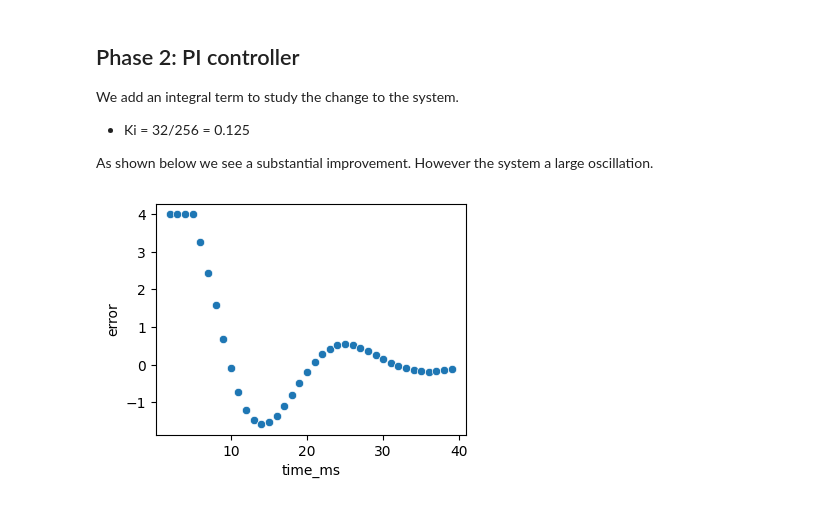
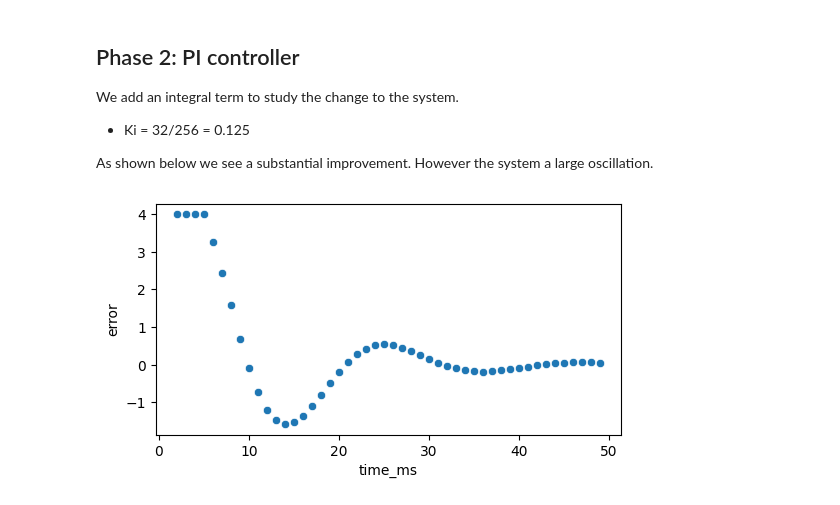
Before and after one commit to czarv30/PID_controller_temperature, a Jupyter notebook: README.ipynb, the cells around one changed output. Cells and saved outputs as stored; diff of their text form; code cells hidden in the pictures.

```diff
--- a/README.ipynb
+++ b/README.ipynb
@@ -64,13 +62,13 @@ As shown below we see a substantial improvement. However the system a large osci
 # %%
 import importlib, polars as pl, dataplotter
 importlib.reload(dataplotter) # dataplotter is a separate script I wrote to make the plots.
 import seaborn as sns
 import matplotlib.pyplot as plt
 # Preprocess the data
 df = pl.read_csv(r'C:\prog\repos\PID_temperature_controller\data\sim_data_current_PI.csv')
 dfp = df.with_columns(((pl.col('Time')*1e-9)*1e3).alias('time_ms')).filter( pl.col('time_ms')>2)
 
-fig, ax = plt.subplots(figsize=(4, 3))
-_ = sns.scatterplot(dfp.filter( pl.col('time_ms')<40 ),x='time_ms',y='error',ax=ax)
+fig, ax = plt.subplots(figsize=(6, 3))
+_ = sns.scatterplot(dfp.filter( pl.col('time_ms')<50 ),x='time_ms',y='error',ax=ax)
 # %% [output]
-[figure, old version]
+[figure, new version]
```
Also changed, not shown: parts of 4 cells of this notebook, 6 other files.
